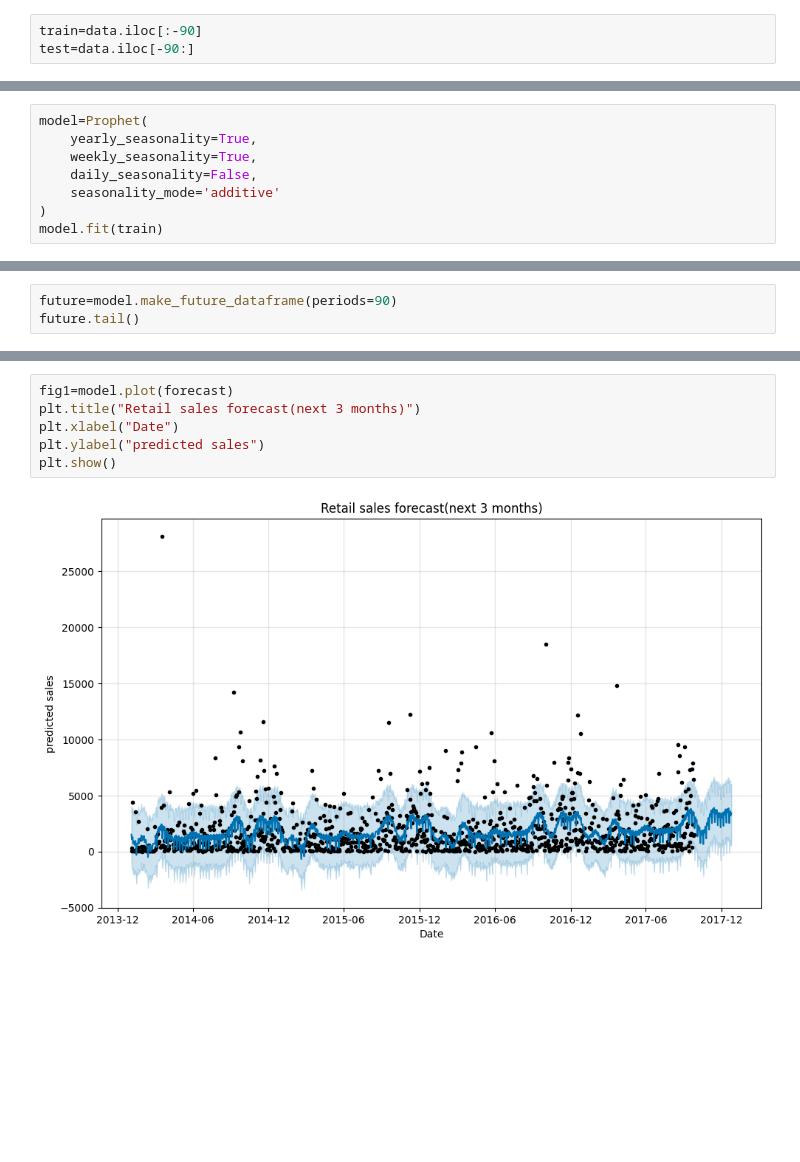
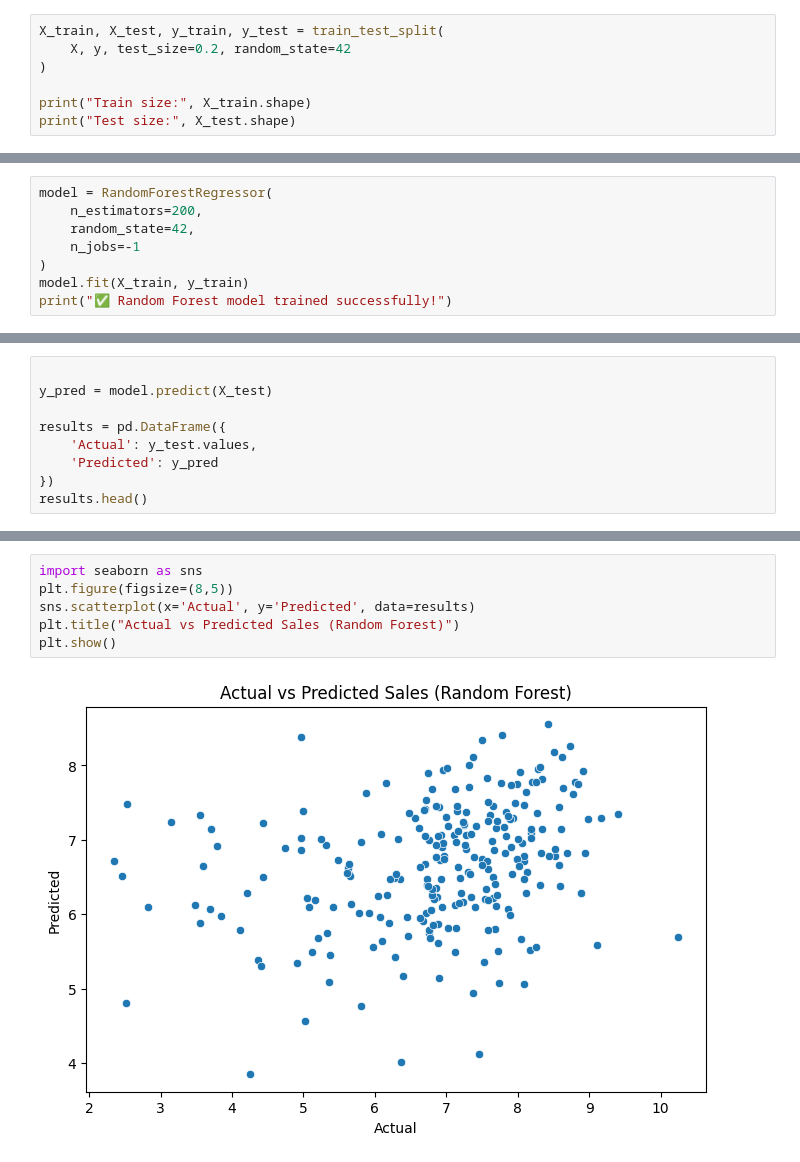
Before and after one commit to SA123nJaNa1234/Retail_Sales_Forecasting, a Jupyter notebook: notebooks/forecasting.ipynb, the cells around one changed output, grey strips where cells are left out. Cells and saved outputs as stored; diff of their text form; blank space fills up the shorter version.

```diff
--- a/notebooks/forecasting.ipynb
+++ b/notebooks/forecasting.ipynb
@@ -40,3 +57,7 @@ data.head()
 # %%
-train=data.iloc[:-90]
-test=data.iloc[-90:]
+X_train, X_test, y_train, y_test = train_test_split(
+    X, y, test_size=0.2, random_state=42
+)
+
+print("Train size:", X_train.shape)
+print("Test size:", X_test.shape)
@@ -43,9 +67,9 @@ test=data.iloc[-90:]
 # %%
-model=Prophet(
-    yearly_seasonality=True,
-    weekly_seasonality=True,
-    daily_seasonality=False,
-    seasonality_mode='additive'
+model = RandomForestRegressor(
+    n_estimators=200,
+    random_state=42,
+    n_jobs=-1
 )
-model.fit(train)
+model.fit(X_train, y_train)
+print("✅ Random Forest model trained successfully!")
 # %% [output]
@@ -55,4 +77,10 @@ model.fit(train)
 # %%
-future=model.make_future_dataframe(periods=90)
-future.tail()
+
+y_pred = model.predict(X_test)
+
+results = pd.DataFrame({
+    'Actual': y_test.values,
+    'Predicted': y_pred
+})
+results.head()
 # %% [output]
@@ -75,9 +105,9 @@ forecast[['ds', 'yhat', 'yhat_lower', 'yhat_upper']].tail()
 # %%
-fig1=model.plot(forecast)
-plt.title("Retail sales forecast(next 3 months)")
-plt.xlabel("Date")
-plt.ylabel("predicted sales")
+import seaborn as sns
+plt.figure(figsize=(8,5))
+sns.scatterplot(x='Actual', y='Predicted', data=results)
+plt.title("Actual vs Predicted Sales (Random Forest)")
 plt.show()
 # %% [output]
-[figure, old version]
+[figure, new version]
 # %%
```
Also changed, not shown: parts of 11 cells of this notebook, 6 other files.
